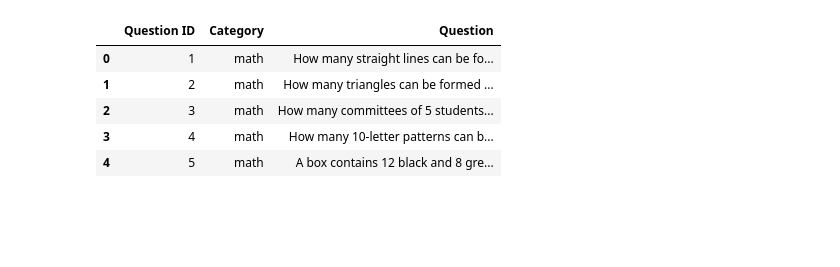
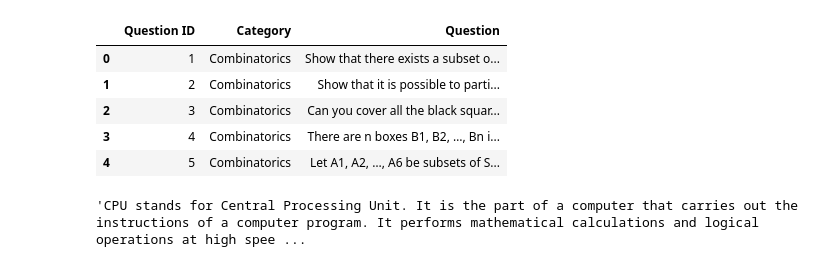
Before and after one commit to Amir-Mohseni/AI-Response-Evaluation, a Jupyter notebook: Evaluator.ipynb, the cells around one changed output. Saved outputs shown, nothing was run; the diff lists cells and outputs as text; code cells hidden in the pictures; blank space fills up the shorter version.

Commit message:
Added Gemini to the models and compared GPT to Gemini in tasks

```diff
--- a/Evaluator.ipynb
+++ b/Evaluator.ipynb
@@ -58,13 +44,13 @@ Evaluation: """
 # %%
 import pandas as pd
 
-df = pd.read_csv('QuestionSet/Q1.csv')
+df = pd.read_csv('QuestionSet/Q2.csv')
 df.head()
 # %% [output]
 |  | Question ID | Category | Question |
-| 0 | 1 | math | How many straight lines can be fo... |
-| 1 | 2 | math | How many triangles can be formed ... |
-| 2 | 3 | math | How many committees of 5 students... |
-| 3 | 4 | math | How many 10-letter patterns can b... |
-| 4 | 5 | math | A box contains 12 black and 8 gre... |
+| 0 | 1 | Combinatorics | Show that there exists a subset o... |
+| 1 | 2 | Combinatorics | Show that it is possible to parti... |
+| 2 | 3 | Combinatorics | Can you cover all the black squar... |
+| 3 | 4 | Combinatorics | There are n boxes B1, B2, …, Bn i... |
+| 4 | 5 | Combinatorics | Let A1, A2, …, A6 be subsets of S... |
 # %%
@@ -80,2 +70,6 @@ def get_answer(question):
+# %%
+get_answer_gemini("What is a CPU?")
+# %% [output]
+'CPU stands for Central Processing Unit. It is the part of a computer that carries out the instructions of a computer program. It performs mathematical calculations and logical operations at high spee ...
 # %%
 # Get the answers for the questions
```
Also changed, not shown: parts of 9 cells of this notebook, 4 other files.
